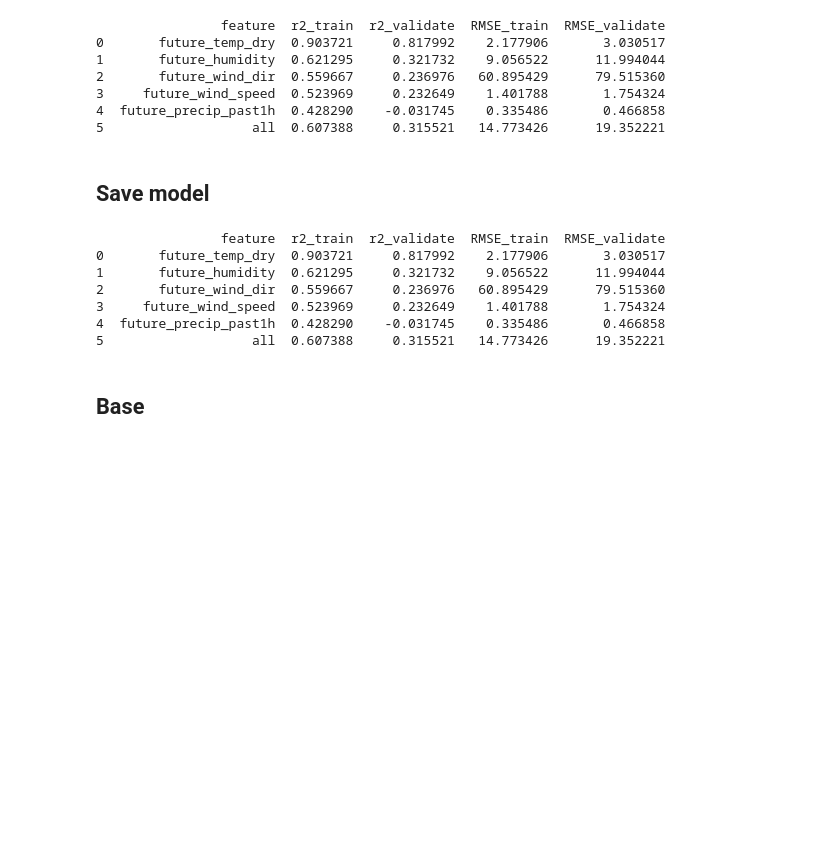
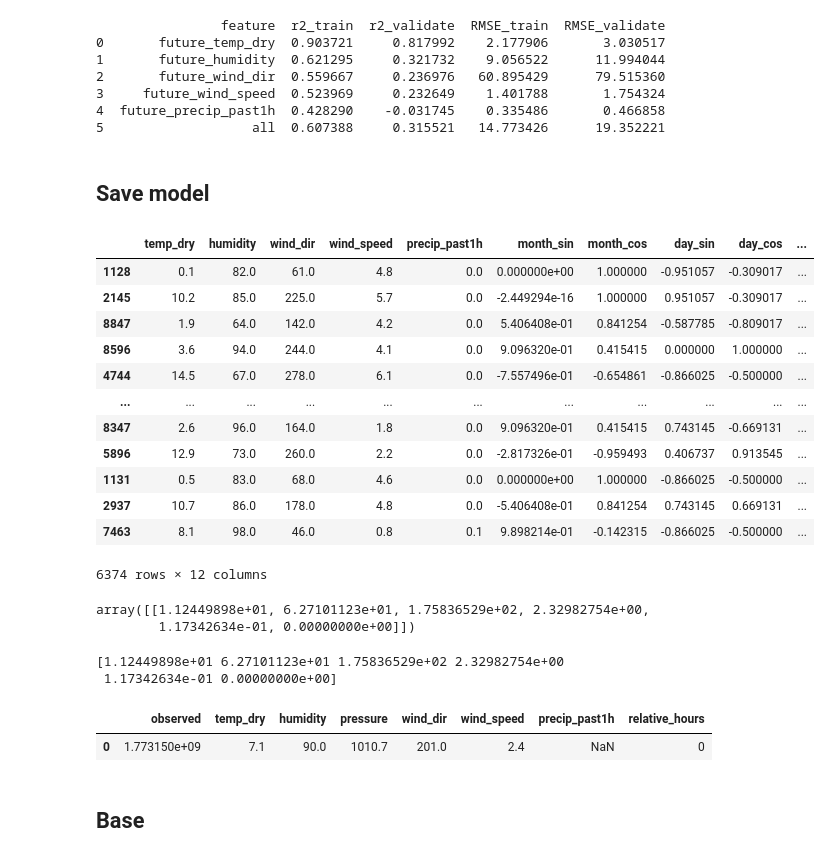
Before and after one commit to SEP4-DK1-2026/MAL, a Jupyter notebook: src/test_fpc.ipynb, the cells around one changed output. Drawn from its saved outputs; the diff is of its cells as text; code cells hidden in the pictures; blank space fills up the shorter version.

```diff
--- a/src/test_fpc.ipynb
+++ b/src/test_fpc.ipynb
@@ -117,10 +117,18 @@ def plot_temps(model, date, temp, humidity, pressure, wind_dir, wind_speed, prec
 ### Pipeline functions
 # %%
 def drop_columns(X, columns):
-    return X.drop(columns, axis="columns")
+    return X.drop(columns, axis="columns", errors="ignore")
 
 def drop_nan(X):
     return X.dropna()
+
+def move_column(X, idx, col_name):
+    column_to_move = X.pop(col_name)
+    X.insert(idx, col_name, column_to_move)
+    return X
+
+def rename_columns(X, name_map):
+    return X.rename(columns=name_map)
 
 def drop_before(X, before_date):
     return X.drop(X[X["observed"] < before_date.timestamp()].index)
@@ -146,7 +154,7 @@ def encode_cyclic(X, feature, range_start, range_stop, new_feature_suffix=None,
         X.drop([feature], inplace=True)
     return X
 
-def split_time(X, year=True, month=True, day=True, hour=True, minute=False, second=False, make_cyclic=False):
+def split_time(X, year=True, month=True, day=True, hour=True, minute=False, second=False, make_cyclic=False, remove_old=False):
     X = X.copy()
     if year:
         X["year"] = X[["observed"]].apply(lambda row: datetime.fromtimestamp(row["observed"]).year, axis="columns")
@@ -176,6 +184,10 @@ def split_time(X, year=True, month=True, day=True, hour=True, minute=False, seco
         else:
             encode_cyclic(X, "observed", 0, 59, new_feature_suffix="second", get_feature=lambda row: datetime.fromtimestamp(row["observed"]).second)
 
+
+    if remove_old:
+        X.drop(["observed"], axis="columns", inplace=True)
+
     return X
 # %%
 def get_sets(data, pipeline, features, days_range=7, n=10000, extra_points=[], do_scale=False, seed=42, do_split=True):
@@ -277,15 +328,52 @@ with open("../my_model.pkl", "wb") as f:
+# %%
+cyclic_no_year_base_sets[0][0]
+# %% [output]
+|  | temp_dry | humidity | wind_dir | wind_speed | precip_past1h | month_sin | month_cos | day_sin | day_cos | ... |
+| 1128 | 0.1 | 82.0 | 61.0 | 4.8 | 0.0 | 0.000000e+00 | 1.000000 | -0.951057 | -0.309017 | ... |
+| 2145 | 10.2 | 85.0 | 225.0 | 5.7 | 0.0 | -2.449294e-16 | 1.000000 | 0.951057 | -0.309017 | ... |
+| 8847 | 1.9 | 64.0 | 142.0 | 4.2 | 0.0 | 5.406408e-01 | 0.841254 | -0.587785 | -0.809017 | ... |
+| 8596 | 3.6 | 94.0 | 244.0 | 4.1 | 0.0 | 9.096320e-01 | 0.415415 | 0.000000 | 1.000000 | ... |
+| 4744 | 14.5 | 67.0 | 278.0 | 6.1 | 0.0 | -7.557496e-01 | -0.654861 | -0.866025 | -0.500000 | ... |
+| ... | ... | ... | ... | ... | ... | ... | ... | ... | ... | ... |
+| 8347 | 2.6 | 96.0 | 164.0 | 1.8 | 0.0 | 9.096320e-01 | 0.415415 | 0.743145 | -0.669131 | ... |
+| 5896 | 12.9 | 73.0 | 260.0 | 2.2 | 0.0 | -2.817326e-01 | -0.959493 | 0.406737 | 0.913545 | ... |
+| 1131 | 0.5 | 83.0 | 68.0 | 4.6 | 0.0 | 0.000000e+00 | 1.000000 | -0.866025 | -0.500000 | ... |
+| 2937 | 10.7 | 86.0 | 178.0 | 4.8 | 0.0 | -5.406408e-01 | 0.841254 | 0.743145 | 0.669131 | ... |
+| 7463 | 8.1 | 98.0 | 46.0 | 0.8 | 0.1 | 9.898214e-01 | -0.142315 | -0.866025 | -0.500000 | ... |
+6374 rows × 12 columns
 # %%
-with open("../my_model.pkl", "rb") as f:
-    model = joblib.load(f)
-    compute_metrics(model, [("train", *(cyclic_no_year_base_sets[0])), ("validate", *(cyclic_no_year_base_sets[1]))])
+input = {
+    "time": [1714939200],
+    "relative_hours": [24],
+    "temperature": [10],
+    "humidity": [50],
+    "wind_direction": [0],
+    "wind_speed": [0],
+    "precipitation": [0.0],
+    "light": [0.0],
+}
+
+with open("../model.pkl", "rb") as f:
+    model = cloudpickle.load(f)
+    # dat = raw_data[:10]
+    # dat["relative_hours"] = range(10)
+    # dat = dat.drop("pressure", axis="columns")
+    prediction = model.predict(pd.DataFrame(input))
+prediction
 # %% [output]
-                feature  r2_train  r2_validate  RMSE_train  RMSE_validate
-0       future_temp_dry  0.903721     0.817992    2.177906       3.030517
-1       future_humidity  0.621295     0.321732    9.056522      11.994044
-2       future_wind_dir  0.559667     0.236976   60.895429      79.515360
-3     future_wind_speed  0.523969     0.232649    1.401788       1.754324
-4  future_precip_past1h  0.428290    -0.031745    0.335486       0.466858
-5                   all  0.607388     0.315521   14.773426      19.352221
+array([[1.12449898e+01, 6.27101123e+01, 1.75836529e+02, 2.32982754e+00,
+        1.17342634e-01, 0.00000000e+00]])
+# %%
+for row in prediction:
+    print(np.concatenate([row, [0]]))
+# %% [output]
+[1.12449898e+01 6.27101123e+01 1.75836529e+02 2.32982754e+00
+ 1.17342634e-01 0.00000000e+00]
+# %%
+raw_data[:1]
+# %% [output]
+|  | observed | temp_dry | humidity | pressure | wind_dir | wind_speed | precip_past1h | relative_hours |
+| 0 | 1.773150e+09 | 7.1 | 90.0 | 1010.7 | 201.0 | 2.4 | NaN | 0 |
 # %% [markdown]
 ## Base
 # %%
```
Also changed, not shown: parts of 2 cells of this notebook.
